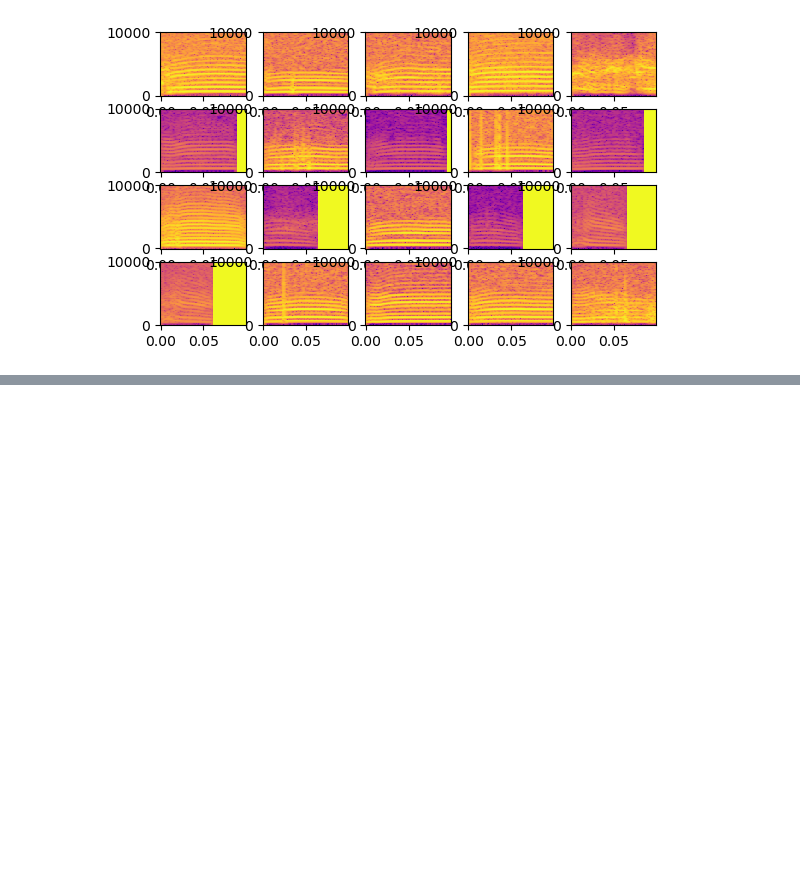
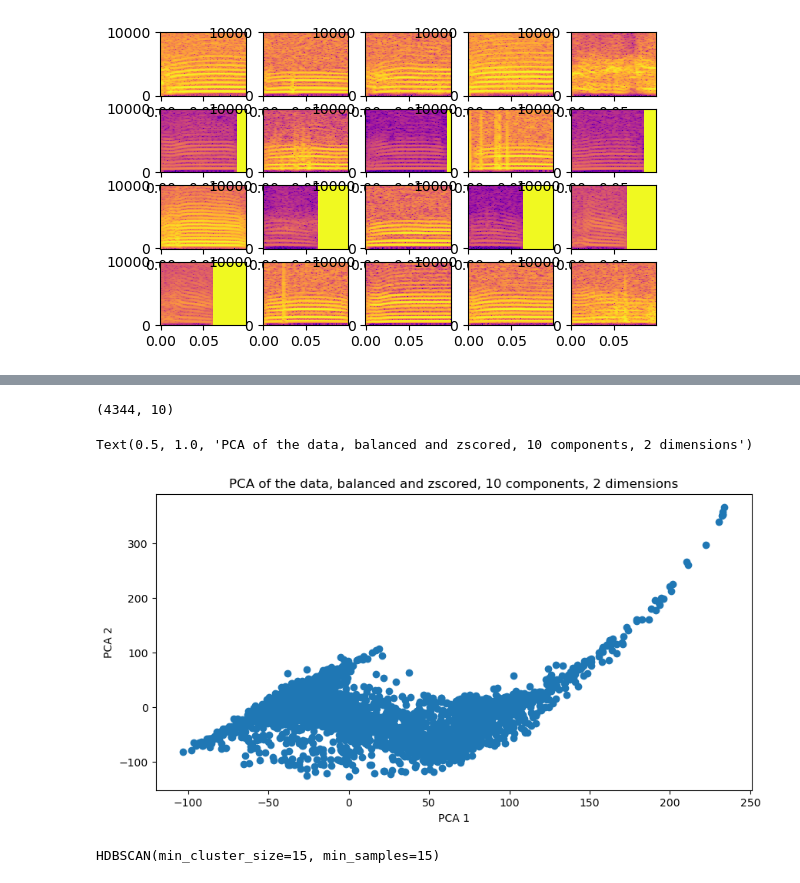
Before and after one commit to billewood/truman, a Jupyter notebook: save_spectrograms.ipynb, the cells around one changed output, grey strips where cells are left out. Drawn from its saved outputs; the diff is of its cells as text; code cells hidden in the pictures; blank space fills up the shorter version.

```diff
--- a/save_spectrograms.ipynb
+++ b/save_spectrograms.ipynb
@@ -191,0 +216,12 @@ np.save(os.path.join(base_folder,'spec_results','spectrograms.npy'), X)
+# %%
+print(Z_PCA_Balanced_All.shape)
+# Plot the first two components
+plt.figure(figsize=(10, 5))
+plt.scatter(Z_PCA_Balanced_All[:,0], Z_PCA_Balanced_All[:,1], cmap = 'tab20')
+plt.xlabel('PCA 1')
+plt.ylabel('PCA 2')
+plt.title('PCA of the data, balanced and zscored, 10 components, 2 dimensions')
+# %% [output]
+(4344, 10)
+Text(0.5, 1.0, 'PCA of the data, balanced and zscored, 10 components, 2 dimensions')
+[figure, added]
@@ -191,0 +237,9 @@ np.save(os.path.join(base_folder,'spec_results','spectrograms.npy'), X)
+# %%
+# Let's cluster the UMAP data so we have colors to look at
+# HDBSCAN
+min_cluster_size = 15
+min_samples = 15
+clusterer = hdbscan.HDBSCAN(min_cluster_size=min_cluster_size, min_samples=min_samples)
+clusterer.fit(umapAll)
+# %% [output]
+HDBSCAN(min_cluster_size=15, min_samples=15)
```
Also changed, not shown: parts of 9 cells of this notebook.
